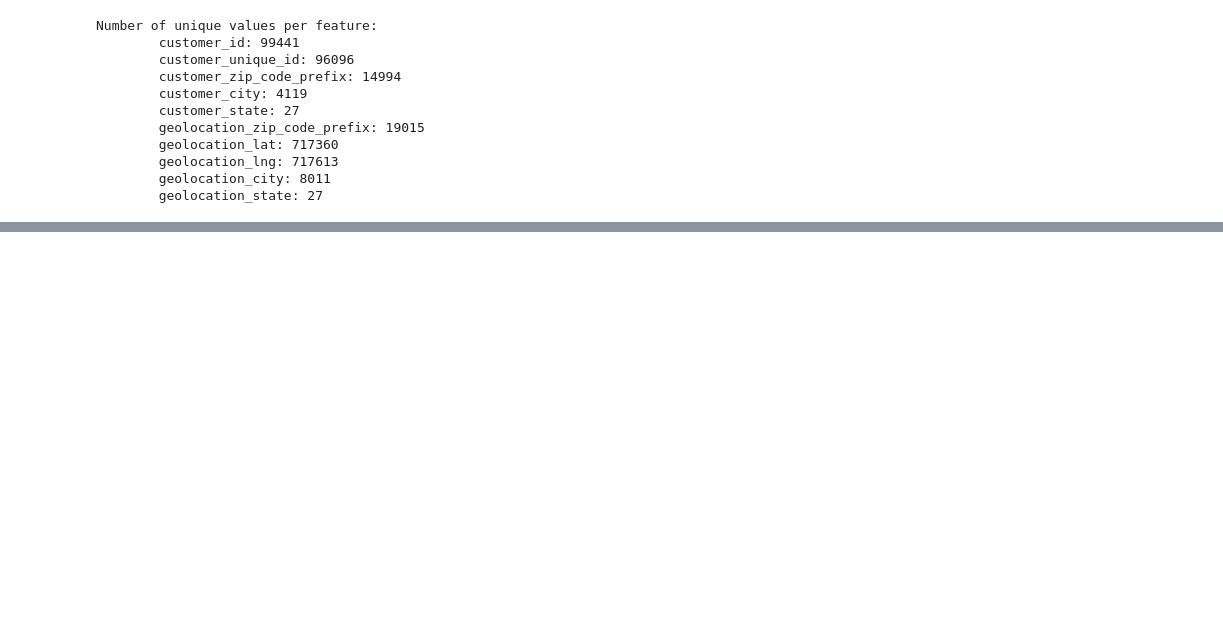
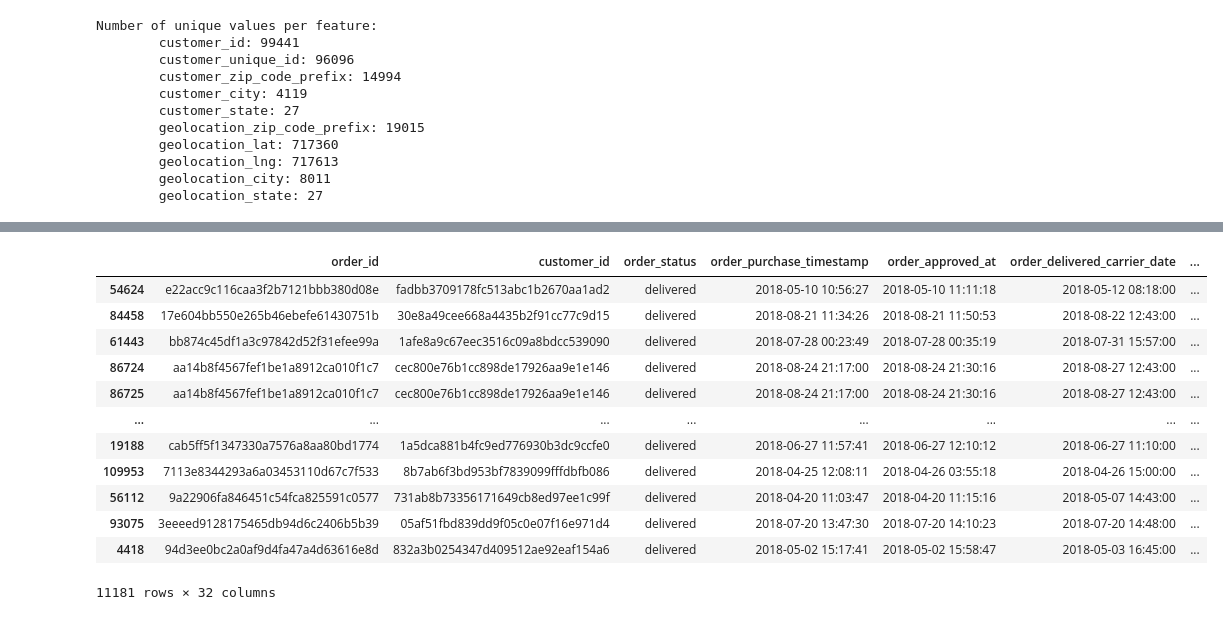
Before and after one commit to diego-lopez8/datathon_recommender_system, a Jupyter notebook: notebook/data_exploration2.ipynb, the cells around one changed output, grey strips where cells are left out. Drawn from its saved outputs; the diff is of its cells as text; code cells hidden in the pictures; blank space fills up the shorter version.

```diff
--- a/notebook/data_exploration2.ipynb
+++ b/notebook/data_exploration2.ipynb
@@ -119,0 +144,23 @@ print(datasets['geolocation'].shape)
+# %%
+# Relate customer orders, reviews, and product info
+
+customers_reviews_products = pd.merge(customers_reviews, datasets['order_items'],
+                            left_on=['order_id'], right_on=['order_id'], how='inner')
+customers_reviews_products = pd.merge(customers_reviews_products, datasets['products'],
+                            left_on=['product_id'], right_on=['product_id'], how='inner')
+
+customers_reviews_products.sort_values(['customer_unique_id']).dropna()
+# %% [output]
+|  | order_id | customer_id | order_status | order_purchase_timestamp | order_approved_at | order_delivered_carrier_date | ... |
+| 54624 | e22acc9c116caa3f2b7121bbb380d08e | fadbb3709178fc513abc1b2670aa1ad2 | delivered | 2018-05-10 10:56:27 | 2018-05-10 11:11:18 | 2018-05-12 08:18:00 | ... |
+| 84458 | 17e604bb550e265b46ebefe61430751b | 30e8a49cee668a4435b2f91cc77c9d15 | delivered | 2018-08-21 11:34:26 | 2018-08-21 11:50:53 | 2018-08-22 12:43:00 | ... |
+| 61443 | bb874c45df1a3c97842d52f31efee99a | 1afe8a9c67eec3516c09a8bdcc539090 | delivered | 2018-07-28 00:23:49 | 2018-07-28 00:35:19 | 2018-07-31 15:57:00 | ... |
+| 86724 | aa14b8f4567fef1be1a8912ca010f1c7 | cec800e76b1cc898de17926aa9e1e146 | delivered | 2018-08-24 21:17:00 | 2018-08-24 21:30:16 | 2018-08-27 12:43:00 | ... |
+| 86725 | aa14b8f4567fef1be1a8912ca010f1c7 | cec800e76b1cc898de17926aa9e1e146 | delivered | 2018-08-24 21:17:00 | 2018-08-24 21:30:16 | 2018-08-27 12:43:00 | ... |
+| ... | ... | ... | ... | ... | ... | ... | ... |
+| 19188 | cab5ff5f1347330a7576a8aa80bd1774 | 1a5dca881b4fc9ed776930b3dc9ccfe0 | delivered | 2018-06-27 11:57:41 | 2018-06-27 12:10:12 | 2018-06-27 11:10:00 | ... |
+| 109953 | 7113e8344293a6a03453110d67c7f533 | 8b7ab6f3bd953bf7839099fffdbfb086 | delivered | 2018-04-25 12:08:11 | 2018-04-26 03:55:18 | 2018-04-26 15:00:00 | ... |
+| 56112 | 9a22906fa846451c54fca825591c0577 | 731ab8b73356171649cb8ed97ee1c99f | delivered | 2018-04-20 11:03:47 | 2018-04-20 11:15:16 | 2018-05-07 14:43:00 | ... |
+| 93075 | 3eeeed9128175465db94d6c2406b5b39 | 05af51fbd839dd9f05c0e07f16e971d4 | delivered | 2018-07-20 13:47:30 | 2018-07-20 14:10:23 | 2018-07-20 14:48:00 | ... |
+| 4418 | 94d3ee0bc2a0af9d4fa47a4d63616e8d | 832a3b0254347d409512ae92eaf154a6 | delivered | 2018-05-02 15:17:41 | 2018-05-02 15:58:47 | 2018-05-03 16:45:00 | ... |
+11181 rows × 32 columns
```
Also changed, not shown: parts of 6 cells of this notebook.
